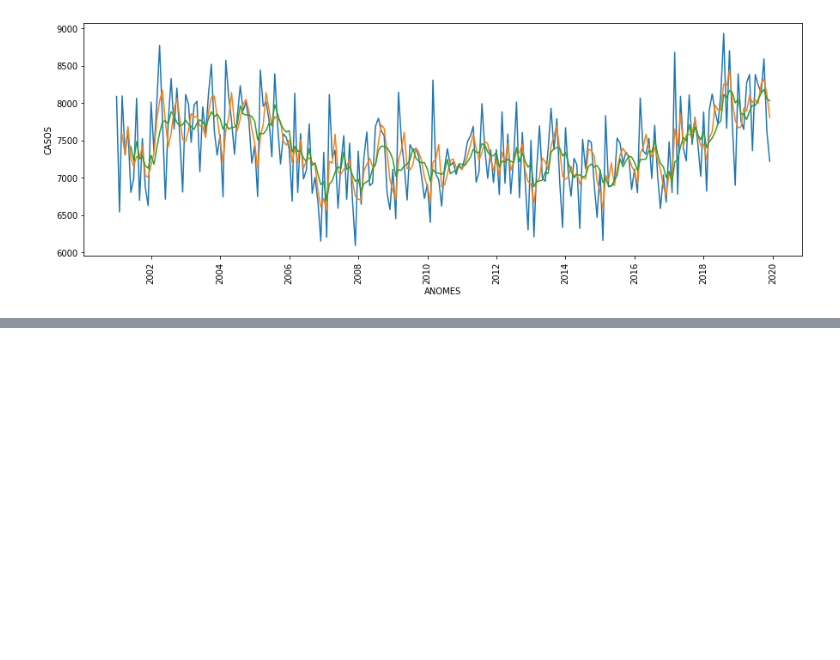
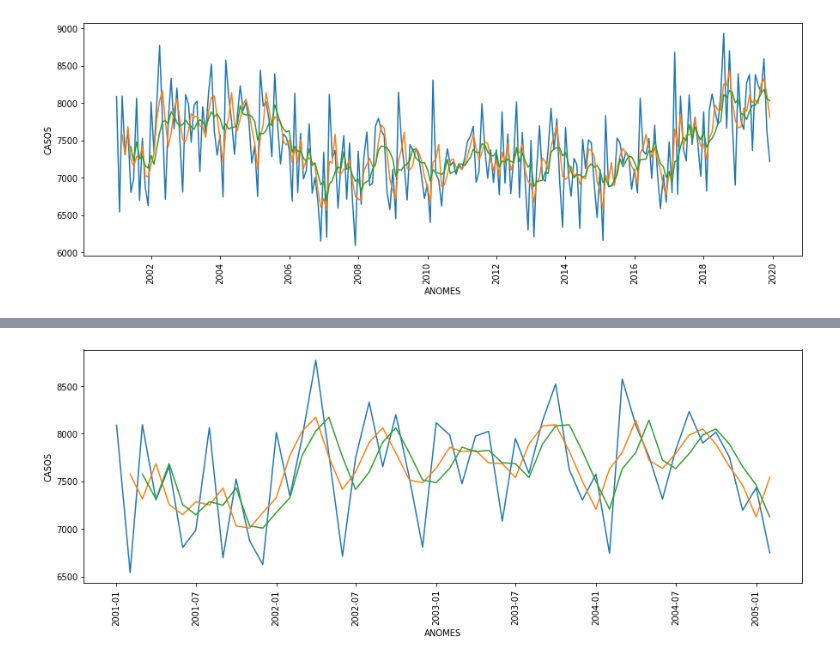
Before and after one commit to Kensawa94/Portifolio-Alura, a Jupyter notebook: Diário/Módulo 4/Atividade - 2/Atividade - 2.ipynb, the cells around one changed output, grey strips where cells are left out. Drawn from its saved outputs; the diff is of its cells as text; code cells hidden in the pictures; blank space fills up the shorter version.

Commit message:
Rolling Center

```diff
--- a/Diário/Módulo 4/Atividade - 2/Atividade - 2.ipynb
+++ b/Diário/Módulo 4/Atividade - 2/Atividade - 2.ipynb
@@ -89,6 +89,8 @@ dados_final = dados_melt.drop(['Ano Diagnóstico','variable' ], axis = 1)
 dados_final = dados_final.rename(columns={"value": "CASOS"})
 # %%
 dados_final = dados_final.sort_values(by=['ANOMES'])
+# %%
+dados_final = dados_final.reset_index(drop=True)
 # %%
 import matplotlib.pyplot as plt
 # %%
@@ -153,3 +139,5 @@ plt.xticks(rotation = 90)
 plt.show()
 # %% [output]
 [figure]
+# %%
+dados_final['media_movel_3_C'] = dados_final['CASOS'].rolling(3, center = True).mean()
@@ -155,0 +160,9 @@ plt.show()
+# %%
+plt.figure(figsize=(15,5))
+sns.lineplot(x='ANOMES', y = 'CASOS', data = dados_final[:50])
+sns.lineplot(x='ANOMES', y = 'media_movel_3_C', data = dados_final[:50])
+sns.lineplot(x='ANOMES', y = 'media_movel', data = dados_final[:50])
+plt.xticks(rotation = 90)
+plt.show()
+# %% [output]
+[figure, added]
```
Also changed, not shown: parts of 2 cells of this notebook.
